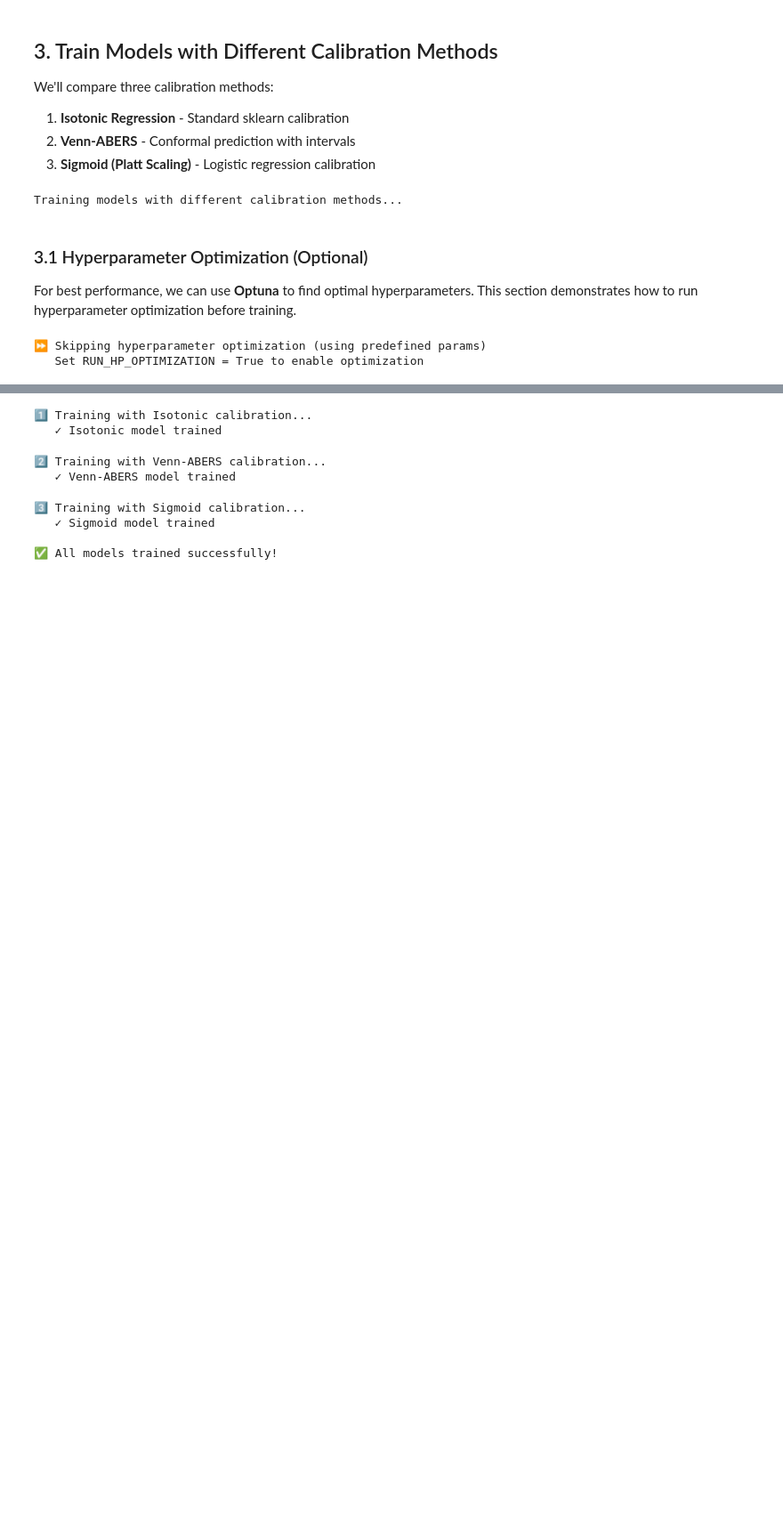
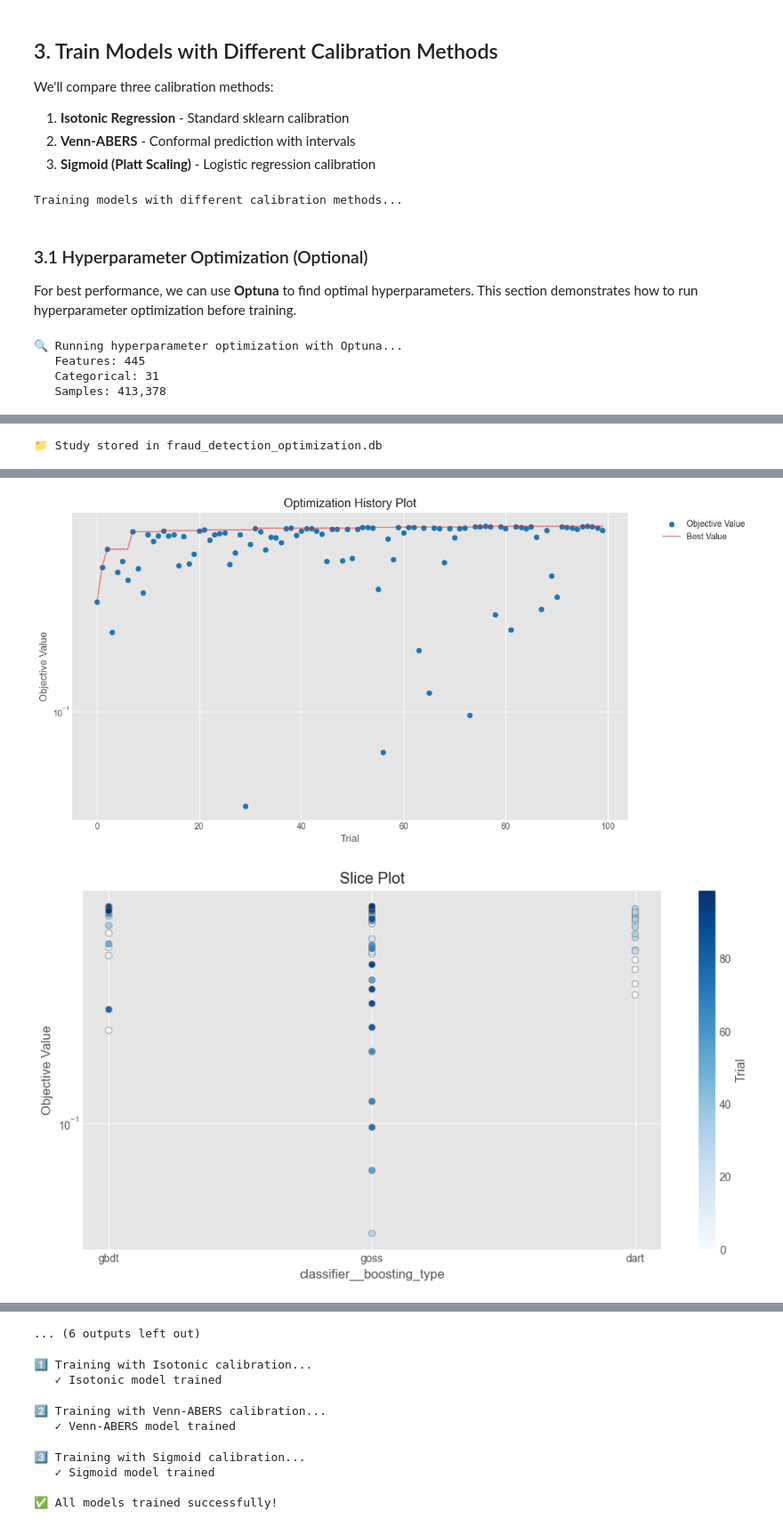
Before and after one commit to firefly1248/fraud-detection_demo_with_calibration, a Jupyter notebook: build_and_evaluate_model.ipynb, the cells around one changed output, grey strips where cells are left out. Shown at 89% size. Saved outputs shown, nothing was run; the diff lists cells and outputs as text; code cells hidden in the pictures; blank space fills up the shorter version.

```diff
--- a/build_and_evaluate_model.ipynb
+++ b/build_and_evaluate_model.ipynb
@@ -171,7 +171,7 @@ Training models with different calibration methods...
 
 For best performance, we can use **Optuna** to find optimal hyperparameters. This section demonstrates how to run hyperparameter optimization before training.
 # %%
-RUN_HP_OPTIMIZATION = False  # Set to True to run optimization
+RUN_HP_OPTIMIZATION = True  # Set to True to run optimization
 
 if RUN_HP_OPTIMIZATION:
     from calibrated_clf.model_optimisation import optimize_model
@@ -205,5 +205,7 @@ else:
     print("⏩ Skipping hyperparameter optimization (using predefined params)")
     print("   Set RUN_HP_OPTIMIZATION = True to enable optimization")
 # %% [output]
-⏩ Skipping hyperparameter optimization (using predefined params)
-   Set RUN_HP_OPTIMIZATION = True to enable optimization
+🔍 Running hyperparameter optimization with Optuna...
+   Features: 445
+   Categorical: 31
+   Samples: 413,378
@@ -209,0 +213 @@ else:
+📁 Study stored in fraud_detection_optimization.db
@@ -209,0 +231,2 @@ else:
+[figure, added]
+[figure, added]
@@ -210,3 +239,4 @@ else:
+... (6 outputs left out)
 # %%
 # 1. Isotonic calibration (temporal split: first 80% train, last 20% calibrate)
 print("1️⃣ Training with Isotonic calibration...")
```
Also changed, not shown: parts of 11 cells of this notebook, 3 other files.
